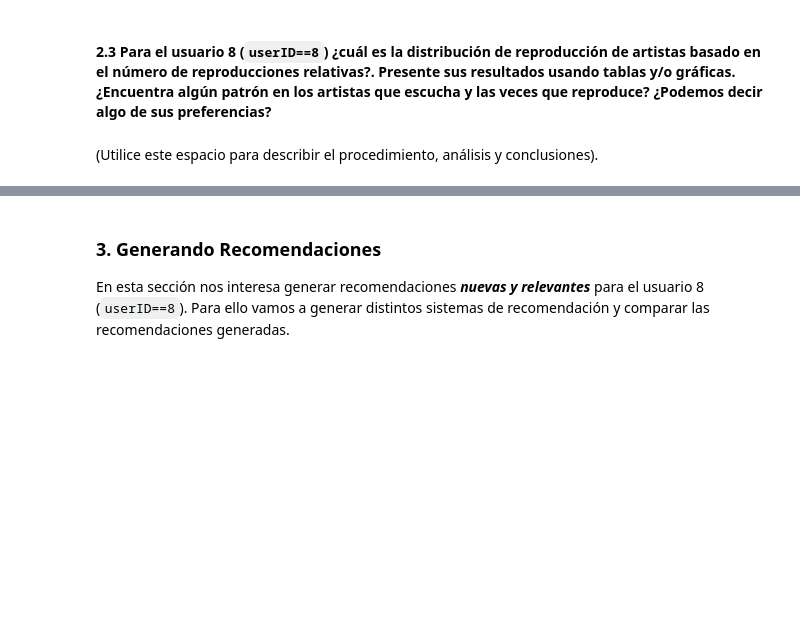
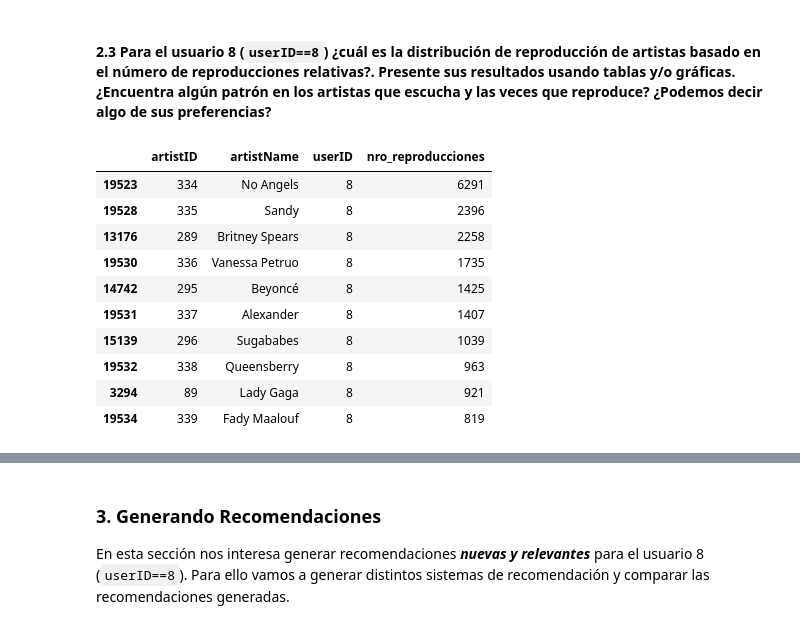
Before and after one commit to dayroncj/Unsupervised, a Jupyter notebook: S5_LC_Taller_Colab.ipynb, the cells around one changed output, grey strips where cells are left out. Cells and saved outputs as stored; diff of their text form; code cells hidden in the pictures; blank space fills up the shorter version.

```diff
--- a/S5_LC_Taller_Colab.ipynb
+++ b/S5_LC_Taller_Colab.ipynb
@@ -143,5 +142,18 @@ user_data = users_artists[users_artists['userID'] == 8]
 
 fig = px.histogram(user_data.sort_values(by='nro_reproducciones', ascending=False), x='artistName', y='nro_reproducciones', title=f'Reproducciones por artista para usuario 8')
 fig.show()
-# %% [markdown]
-(Utilice este espacio para describir el procedimiento, análisis y conclusiones).
+# %%
+user_8_ordered_artists = user_data.sort_values(by='nro_reproducciones', ascending=False)
+user_8_ordered_artists.head(10)
+# %% [output]
+|  | artistID | artistName | userID | nro_reproducciones |
+| 19523 | 334 | No Angels | 8 | 6291 |
+| 19528 | 335 | Sandy | 8 | 2396 |
+| 13176 | 289 | Britney Spears | 8 | 2258 |
+| 19530 | 336 | Vanessa Petruo | 8 | 1735 |
+| 14742 | 295 | Beyoncé | 8 | 1425 |
+| 19531 | 337 | Alexander | 8 | 1407 |
+| 15139 | 296 | Sugababes | 8 | 1039 |
+| 19532 | 338 | Queensberry | 8 | 963 |
+| 3294 | 89 | Lady Gaga | 8 | 921 |
+| 19534 | 339 | Fady Maalouf | 8 | 819 |
```
Also changed, not shown: parts of 6 cells of this notebook.
